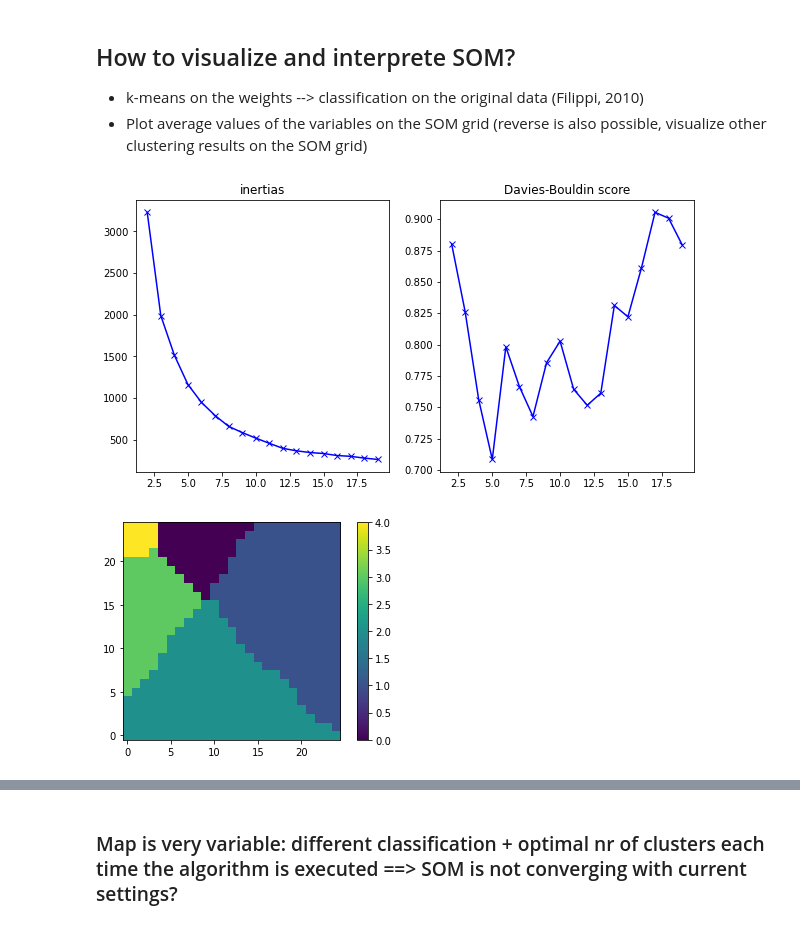
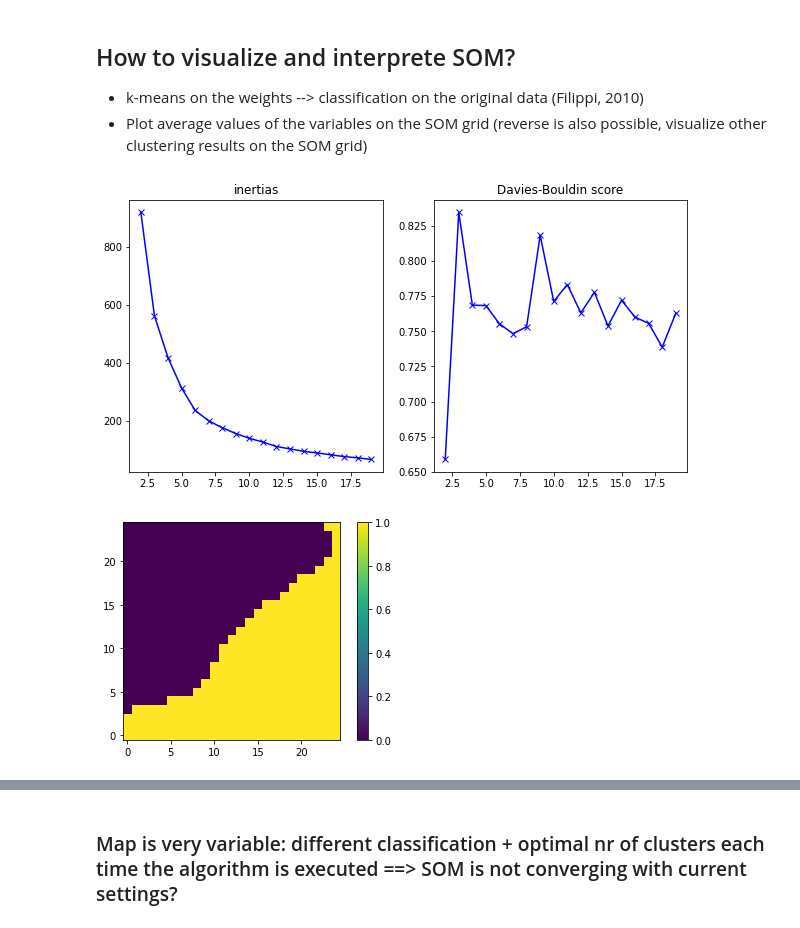
Before and after one commit to drdebivre/Thesis_EMIclass, a Jupyter notebook: 4.SOM.ipynb, the cells around one changed output, grey strips where cells are left out. Cells and saved outputs as stored; diff of their text form; code cells hidden in the pictures.

```diff
--- a/4.SOM.ipynb
+++ b/4.SOM.ipynb
@@ -10,8 +10,7 @@ import xarray as xr
 # %% [markdown]
 ### Import the raster data and transform to dataframe:
 # %%
-df = pd.read_pickle('C:/Users/Dries/Desktop/Unief/MaStat/Thesis/Data/prosperpolder.pkl')
-vars_vec = df.columns[range(4,16)]
+vars_vec = np.array(['HCP1QP', 'PRP1QP', 'HCP2QP', 'PRP2QP', 'HCP4QP', 'PRP4QP'], dtype=np.dtype(object))
 raster_files = list("Interpolations/IDW_10" + vars_vec + ".tiff")
 
 stack_xr = xr.open_rasterio(raster_files[0])
@@ -43,7 +42,7 @@ gridrows = 25
 gridcols = 25
 s = 5
 
-som = MiniSom(gridrows,gridcols, 12, learning_rate=0.5, sigma = s, neighborhood_function='gaussian')
+som = MiniSom(gridrows,gridcols, 6, learning_rate=0.5, sigma = s, neighborhood_function='gaussian')
 # 25x25 grid (rule of thumb to have 5*sqrt(N) nodes, from miniSOM documentation + Karmakar 2017)
 # 12 variables
 # learning_rate = initial learning rate; at t: learning_rate(t) = learning_rate / (1 + 2t/T)
@@ -93,7 +92,7 @@ plt.show()
 # %%
 from sklearn.cluster import KMeans
 from sklearn.metrics import davies_bouldin_score
-neurons = som.get_weights().reshape(gridrows*gridcols,12)
+neurons = som.get_weights().reshape(gridrows*gridcols,6)
 K = range(2,20)
 inertias = []
 DB_score = []
@@ -111,15 +110,15 @@ ax1.plot(K, DB_score, 'bx-')
 ax1.set_title('Davies-Bouldin score')
 plt.show()
 # %% [output]
-[figure, old version]
+[figure, new version]
 # %%
-clusterSOM = KMeans(n_clusters=5, random_state=0, n_init=5, init='k-means++').fit(neurons)
+clusterSOM = KMeans(n_clusters=2, random_state=0, n_init=5, init='k-means++').fit(neurons)
 clusters = clusterSOM.predict(neurons).reshape(gridrows,gridcols)
 plt.imshow(clusters, origin='lower')
 plt.colorbar()
 plt.show()
 # %% [output]
-[figure, old version]
+[figure, new version]
 # %%
 winners = []
 
```
Also changed, not shown: parts of 3 cells of this notebook.
